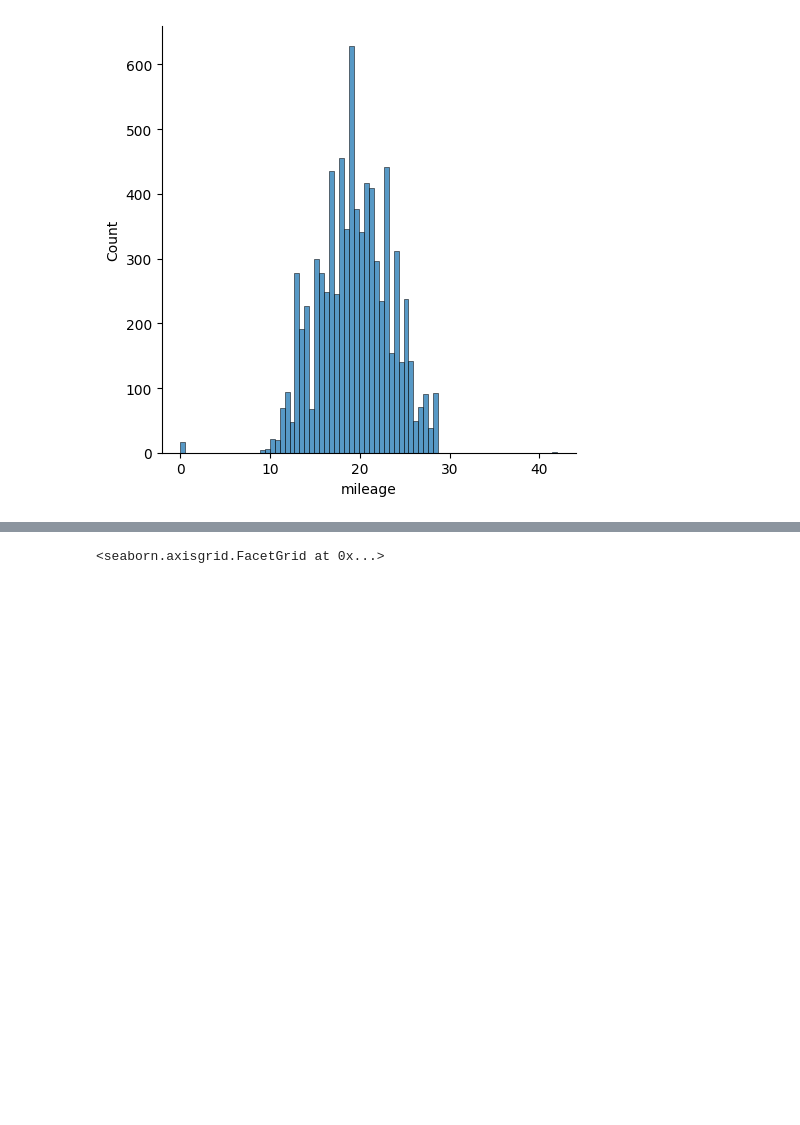
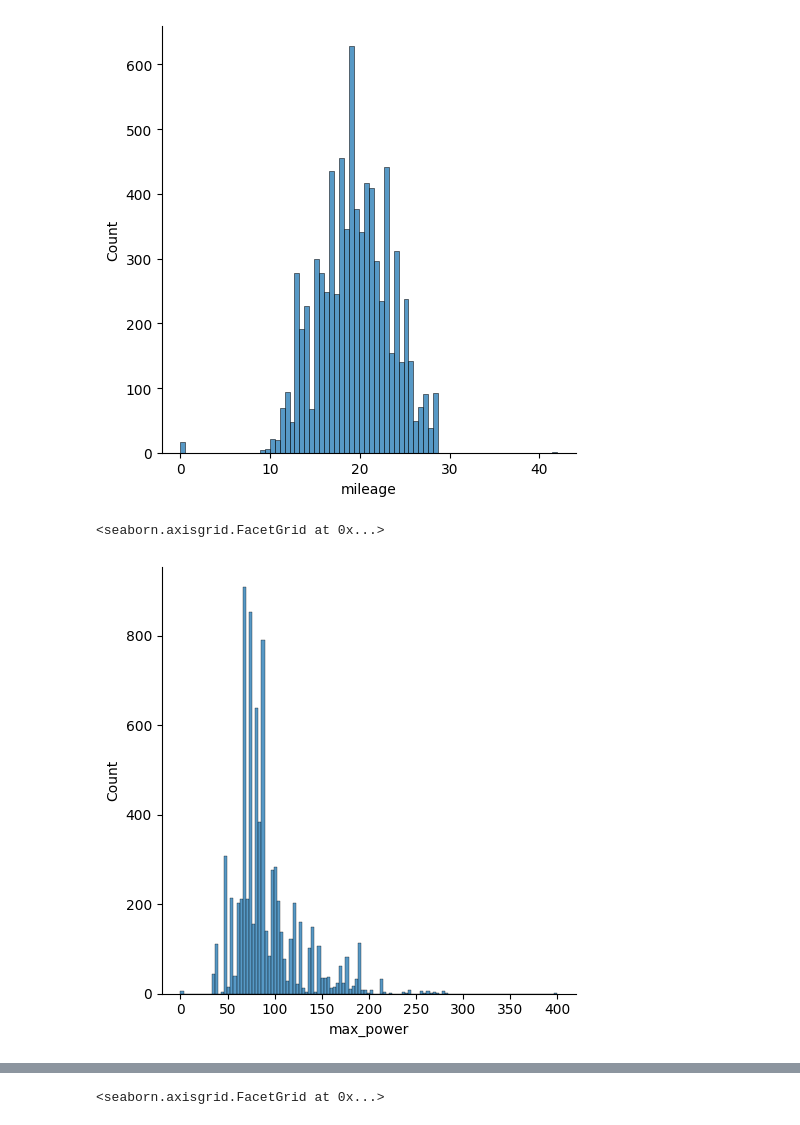
Before and after one commit to puskr99/car-price-prediction-ML, a Jupyter notebook: code/car-price-prediction.ipynb, the cells around one changed output, grey strips where cells are left out. Cells and saved outputs as stored; diff of their text form; code cells hidden in the pictures; blank space fills up the shorter version.

```diff
--- a/code/car-price-prediction.ipynb
+++ b/code/car-price-prediction.ipynb
@@ -262,3 +251,8 @@ sns.displot(data=df, x='mileage')
 # %% [output]
 <seaborn.axisgrid.FacetGrid at 0x...>
 [figure]
+# %%
+sns.displot(data=df, x='max_power')
+# %% [output]
+<seaborn.axisgrid.FacetGrid at 0x...>
+[figure, added]
```
Also changed, not shown: parts of 34 cells of this notebook, 3 other files.
